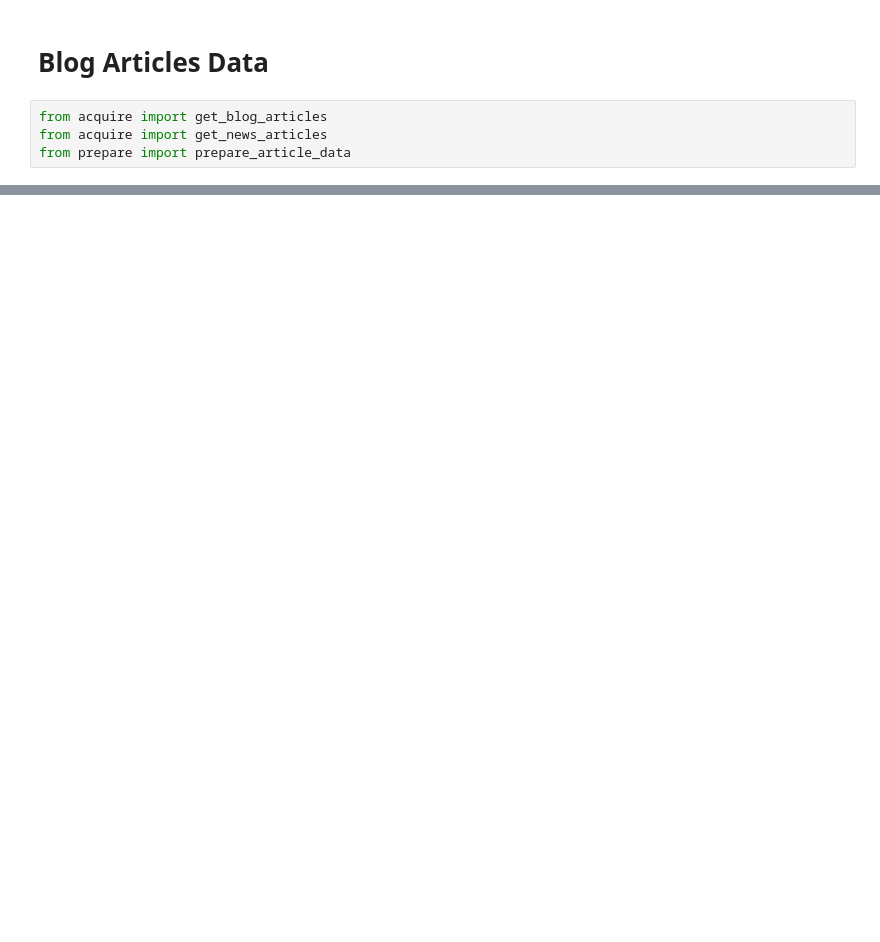
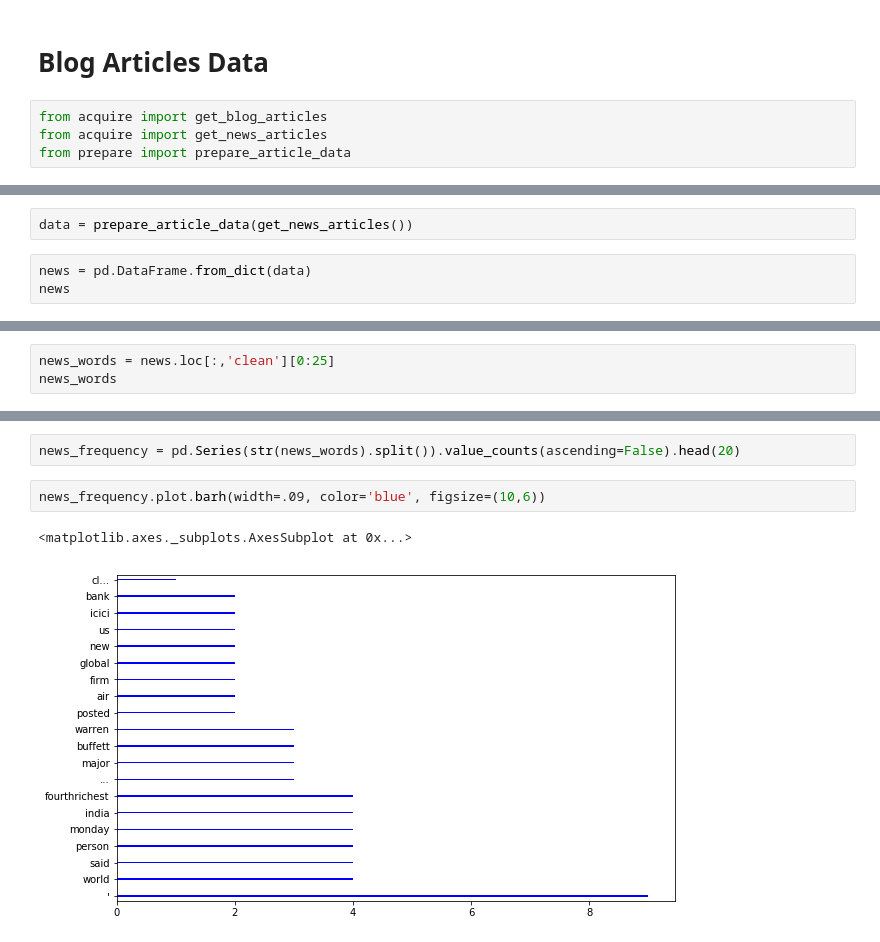
Before and after one commit to escalante-eric/ds-methodologies-exercises, a Jupyter notebook: NLP/explore.ipynb, the cells around one changed output, grey strips where cells are left out. Cells and saved outputs as stored; diff of their text form; blank space fills up the shorter version.

```diff
--- a/NLP/explore.ipynb
+++ b/NLP/explore.ipynb
@@ -159,0 +168,5 @@ OSError: [E050] Can't find model 'en'. It doesn't seem to be a shortcut link, a
+# %%
+data = prepare_article_data(get_news_articles())
+# %%
+news = pd.DataFrame.from_dict(data)
+news
@@ -159,0 +217,3 @@ OSError: [E050] Can't find model 'en'. It doesn't seem to be a shortcut link, a
+# %%
+news_words = news.loc[:,'clean'][0:25]
+news_words
@@ -159,0 +238,7 @@ OSError: [E050] Can't find model 'en'. It doesn't seem to be a shortcut link, a
+# %%
+news_frequency = pd.Series(str(news_words).split()).value_counts(ascending=False).head(20)
+# %%
+news_frequency.plot.barh(width=.09, color='blue', figsize=(10,6))
+# %% [output]
+<matplotlib.axes._subplots.AxesSubplot at 0x...>
+[figure, added]
```
Also changed, not shown: parts of 13 cells of this notebook, 4 other files.
